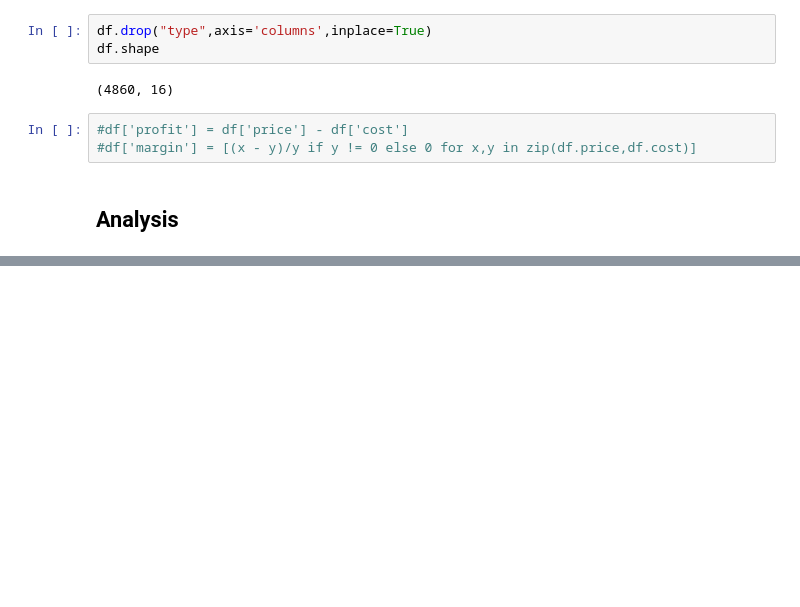
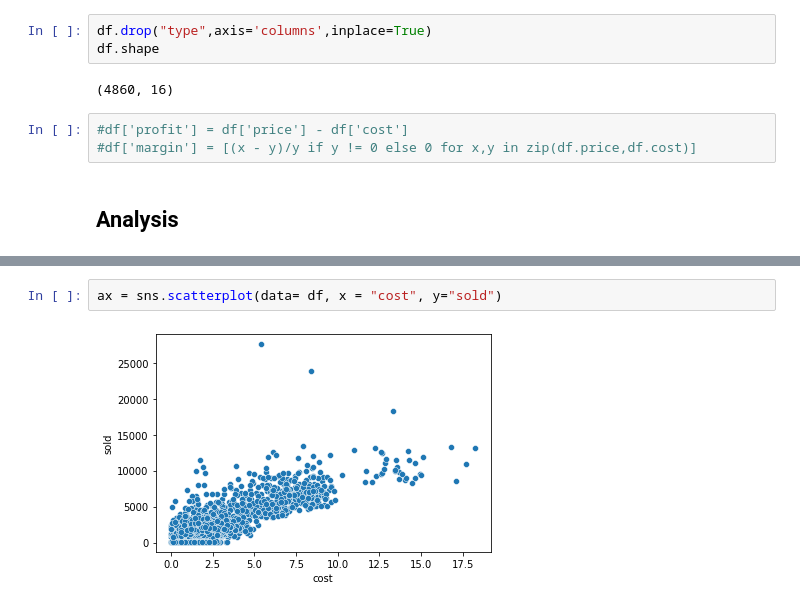
Before and after one commit to raquelcreis/wine_profit, a Jupyter notebook: notebook.ipynb, the cells around one changed output, grey strips where cells are left out. Drawn from its saved outputs; the diff is of its cells as text; blank space fills up the shorter version.

```diff
--- a/notebook.ipynb
+++ b/notebook.ipynb
@@ -116,0 +116,4 @@ corr = sns.heatmap(df.corr(),vmin=-1,vmax=1, annot=True)
+# %%
+ax = sns.scatterplot(data= df, x = "cost", y="sold")
+# %% [output]
+[figure, added]
```
Also changed, not shown: parts of 3 cells of this notebook.
